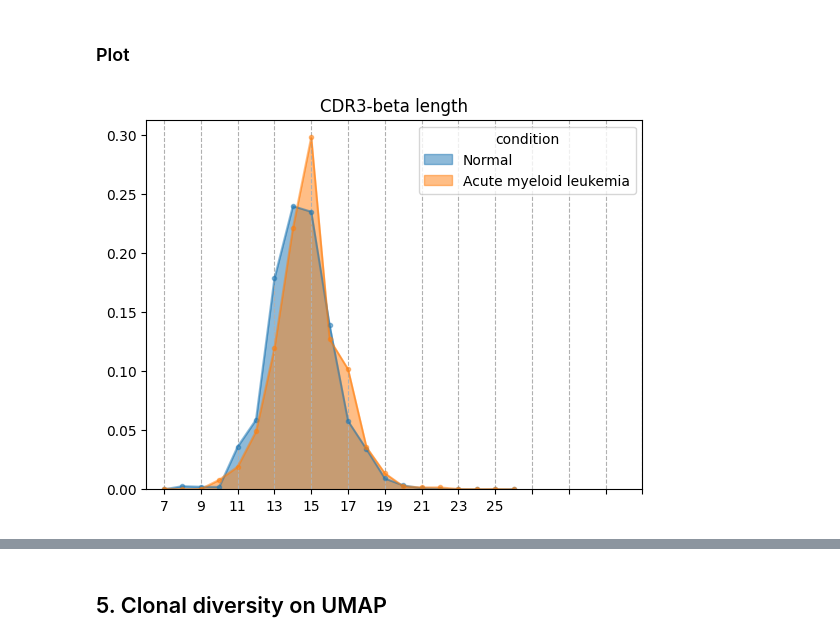
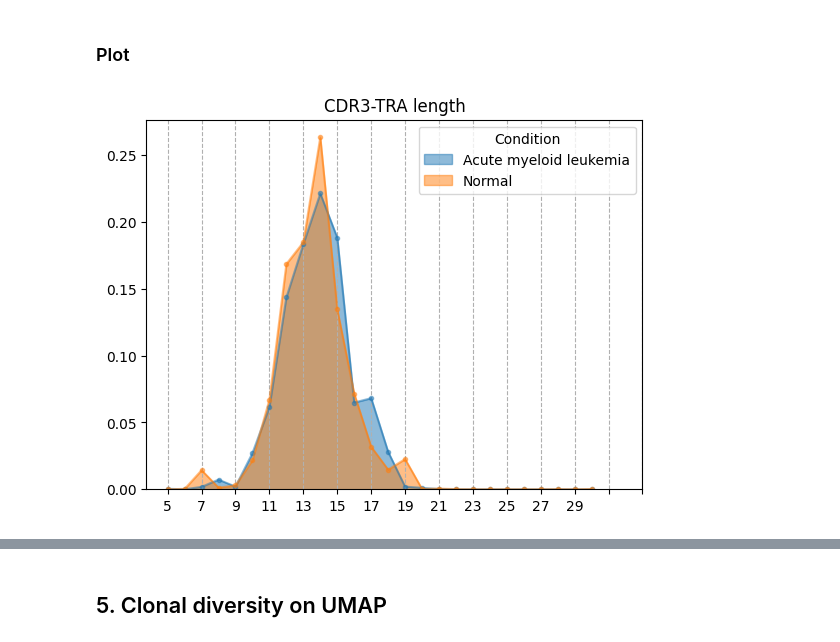
Before and after one commit to sondvo/clonotype_analyses, a Jupyter notebook: TCR_analysis_cleanup.ipynb, the cells around one changed output, grey strips where cells are left out. Drawn from its saved outputs; the diff is of its cells as text; code cells hidden in the pictures.

```diff
--- a/TCR_analysis_cleanup.ipynb
+++ b/TCR_analysis_cleanup.ipynb
@@ -608,2 +589,25 @@ cdr3beta_proportion_df
+# %%
+def visualize_cdr3_length(cdr3chain_proportion_dct, chain='TRB', meta_key='Condition'):
+    cdr3chain_proportion_df = pd.DataFrame(cdr3chain_proportion_dct)
+    cdr3chain_proportion_df = cdr3chain_proportion_df.set_index(meta_key)
+
+    bin_edge = np.arange(
+        0,
+        cdr3chain_proportion_df.columns.max(),
+        2
+    ).astype('int')
+
+    ax = cdr3chain_proportion_df.T.plot(
+        kind='area',
+        stacked=False,
+        alpha=0.5,
+        xticks=bin_edge,
+        style='.-'
+    )
+    ax.set_title('CDR3-{} length'.format(chain))
+    ax.grid('on', linestyle='--', axis='x')
+    plt.show()
+
+    return
 # %% [markdown]
 ### Plot
@@ -612,13 +614,5 @@ bin_edge = np.arange(0, 27, 2).astype('int')
-# %%
-ax = cdr3beta_proportion_df.T.plot(
-    kind='area',
-    stacked=False,
-    alpha=0.5,
-    xticks=bin_edge,
-    style='.-'
-)
-ax.set_title('CDR3-beta length')
-ax.grid('on', linestyle='--', axis='x')
-plt.show()
-# %% [output]
-[figure, removed]
+# %%
+cdr3_length_data = create_cdr3_length_data(DF, chain='TRA', meta_key='Condition')
+visualize_cdr3_length(cdr3_length_data, 'TRA', 'Condition')
+# %% [output]
+[figure, added]
```
Also changed, not shown: parts of 29 cells of this notebook.
